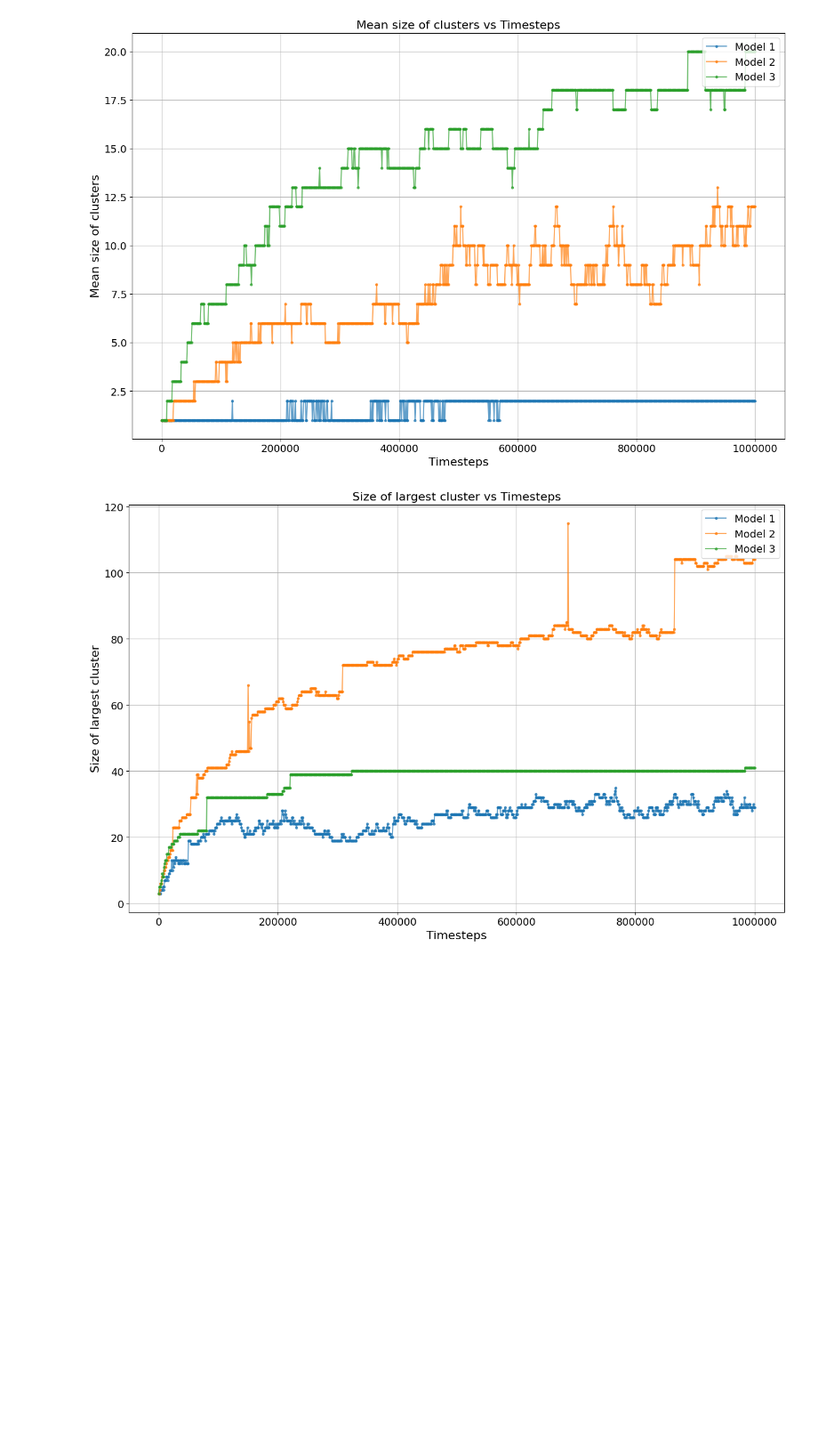
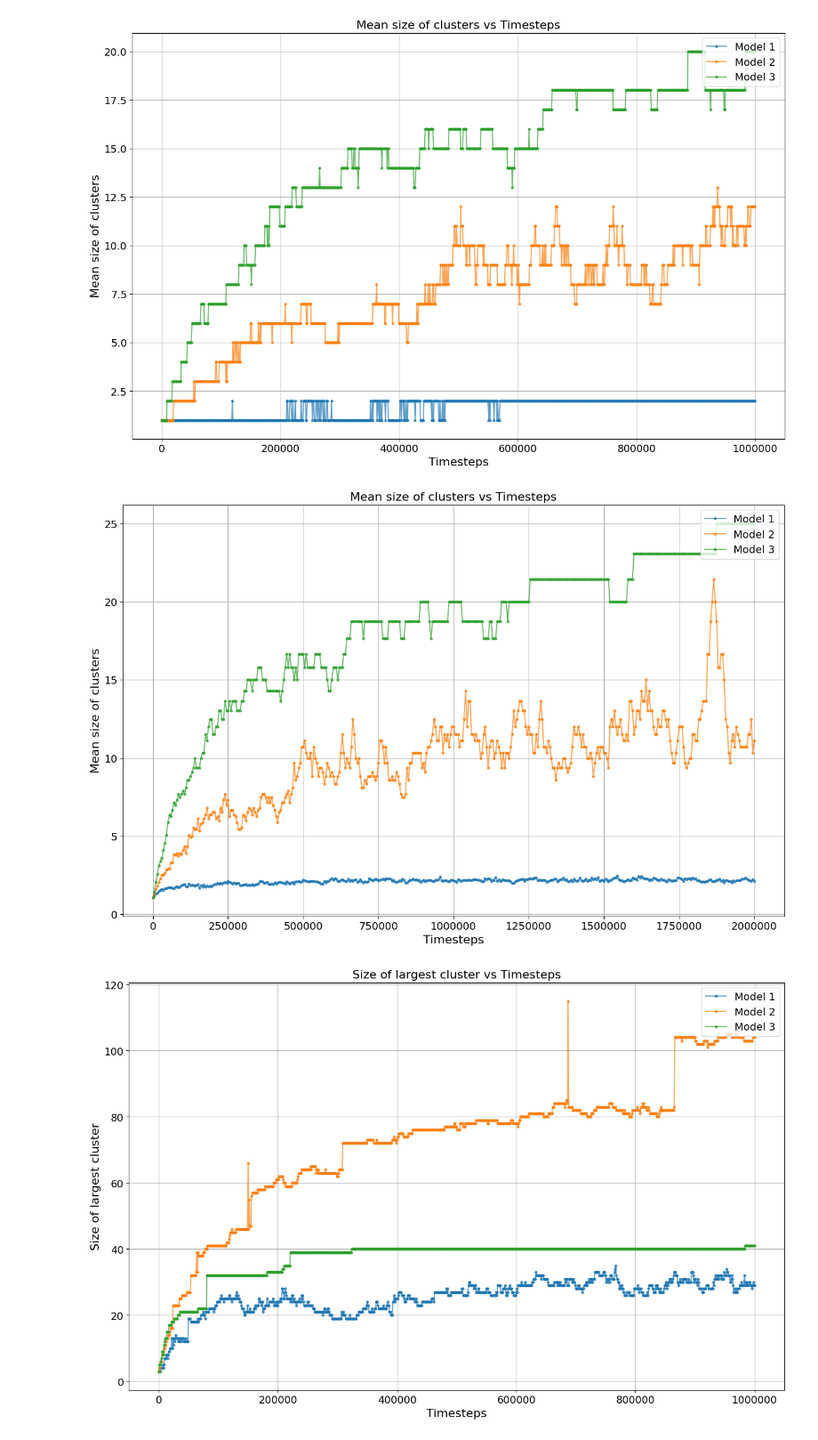
Before and after one commit to ElenaEspinosaMinano/mod_lammps_code, a Jupyter notebook: jupy_notes/plots.ipynb, the cells around one changed output. Shown at 89% size. Drawn from its saved outputs; the diff is of its cells as text; code cells hidden in the pictures; blank space fills up the shorter version.

```diff
--- a/jupy_notes/plots.ipynb
+++ b/jupy_notes/plots.ipynb
@@ -68,6 +103,29 @@ plt.savefig(save_plots_to + "plot_2.png")
 plt.show()
 # %% [output]
 [figure]
+# %%
+plt.figure(figsize=(16, 10))
+
+plt.plot(data_4['Timesteps'], data_4['Mean_size_of_clusters'], marker='.', alpha=0.7, label='Model 1')
+plt.plot(data_5['Timesteps'], data_5['Mean_size_of_clusters'], marker='.', alpha=0.7, label='Model 2')
+plt.plot(data_6['Timesteps'], data_6['Mean_size_of_clusters'], marker='.', alpha=0.7, label='Model 3')
+
+plt.xlabel('Timesteps', fontsize ='16')
+plt.xticks(fontsize='14')
+
+plt.ylabel('Mean size of clusters', fontsize ='16')
+plt.yticks(fontsize='14')
+
+plt.title('Mean size of clusters vs Timesteps', fontsize ='16')
+plt.ticklabel_format(style='plain')
+
+plt.legend(fontsize="14", loc ="upper right")
+plt.grid(True)
+
+#plt.savefig(save_plots_to + "plot_2.png")
+plt.show()
+# %% [output]
+[figure, added]
 # %%
 plt.figure(figsize=(16, 10))
 
```
Also changed, not shown: parts of 4 cells of this notebook, 1 other file.
